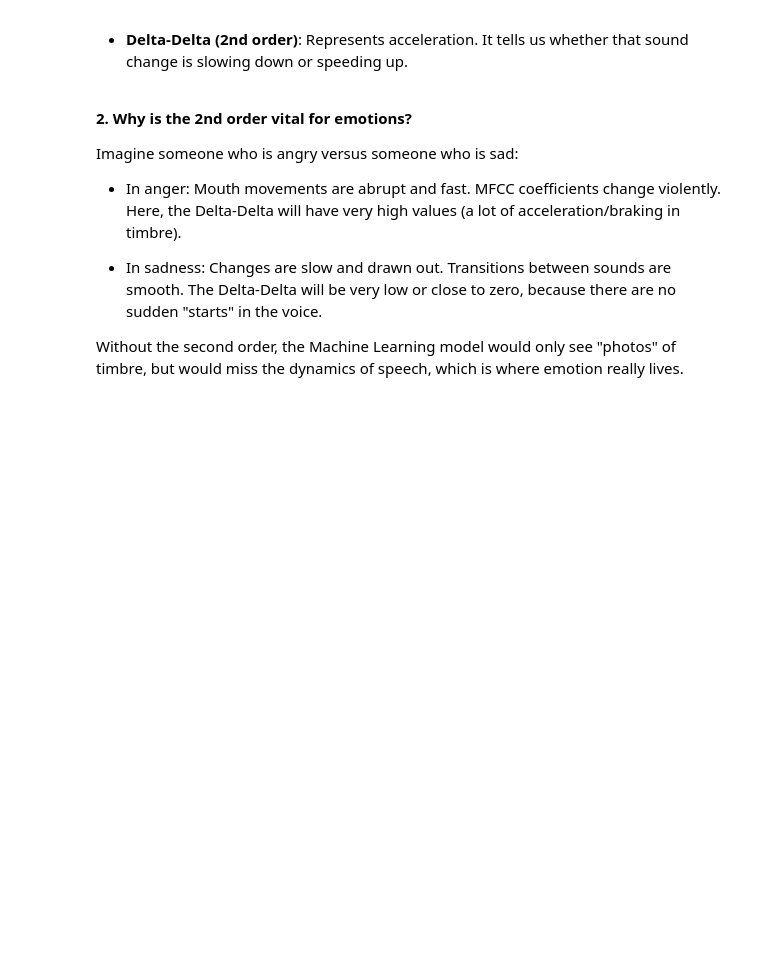
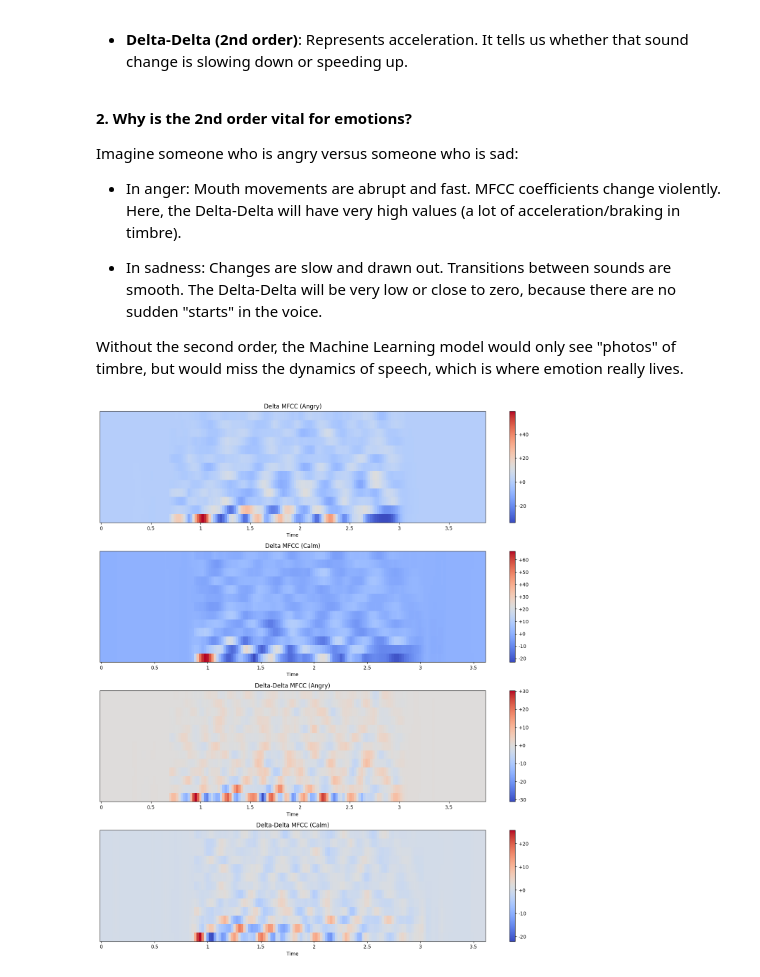
Before and after one commit to AcSsalazar/The-Color-of-Emotions, a Jupyter notebook: Notebooks-EN/1.3-mfcc-speech-recognition-bases.ipynb, the cells around one changed output. Cells and saved outputs as stored; diff of their text form; code cells hidden in the pictures; blank space fills up the shorter version.

```diff
--- a/Notebooks-EN/1.3-mfcc-speech-recognition-bases.ipynb
+++ b/Notebooks-EN/1.3-mfcc-speech-recognition-bases.ipynb
@@ -146,25 +152,27 @@ Imagine someone who is angry versus someone who is sad:
 Without the second order, the Machine Learning model would only see "photos" of timbre, but would miss the dynamics of speech, which is where emotion really lives.
 # %%
 plt.figure(figsize=(14, 16))
-# Deltas de orden 1
+# Delta first order
 delta_011 = librosa.feature.delta(mfcc1, order=1)
 delta_012 = librosa.feature.delta(mfcc2, order=1)
-# Deltas de orden 2
+# Delta second orden
 delta_021 = librosa.feature.delta(mfcc1, order=2)
 delta_022 = librosa.feature.delta(mfcc2, order=2)
 
 def plot_delta(delta_array, sr, title, subplot_pos):
     plt.subplot(subplot_pos[0], subplot_pos[1], subplot_pos[2])
     librosa.display.specshow(delta_array,
                              x_axis="time",
                              sr=sr)
     plt.colorbar(format="%+2.f")
     plt.title(title)
 
-plot_delta(delta_011, sr, 'Delta MFCC (Furioso Clip)', (4, 1, 1)) # 4 Filas, 1 Columna, 1st plot
-plot_delta(delta_012, sr, 'Delta MFCC (Calmao Clip)', (4, 1, 2))  # 4 Filas, 1 Columna, 2st plot
-plot_delta(delta_021, sr, 'Delta-Delta MFCC (Furioso Clip)', (4, 1, 3)) # 4 Filas, 1 Columna, 3st plot
-plot_delta(delta_022, sr, 'Delta-Delta MFCC (Calmado Clip)', (4, 1, 4))  # 4 Filas, 1 Columna, 4st plot
+plot_delta(delta_011, sr, 'Delta MFCC (Angry)', (4, 1, 1)) # 4 Rows, 1 Columns, 1st plot
+plot_delta(delta_012, sr, 'Delta MFCC (Calm)', (4, 1, 2))  # 4 Rows, 1 Columns, 2st plot
+plot_delta(delta_021, sr, 'Delta-Delta MFCC (Angry)', (4, 1, 3)) # 4 Rows, 1 Columns, 3st plot
+plot_delta(delta_022, sr, 'Delta-Delta MFCC (Calm)', (4, 1, 4))  # 4 Rows, 1 Columns, 4st plot
 
 plt.tight_layout()
 plt.show()
+# %% [output]
+[figure, added]
```
Also changed, not shown: parts of 6 cells of this notebook.
